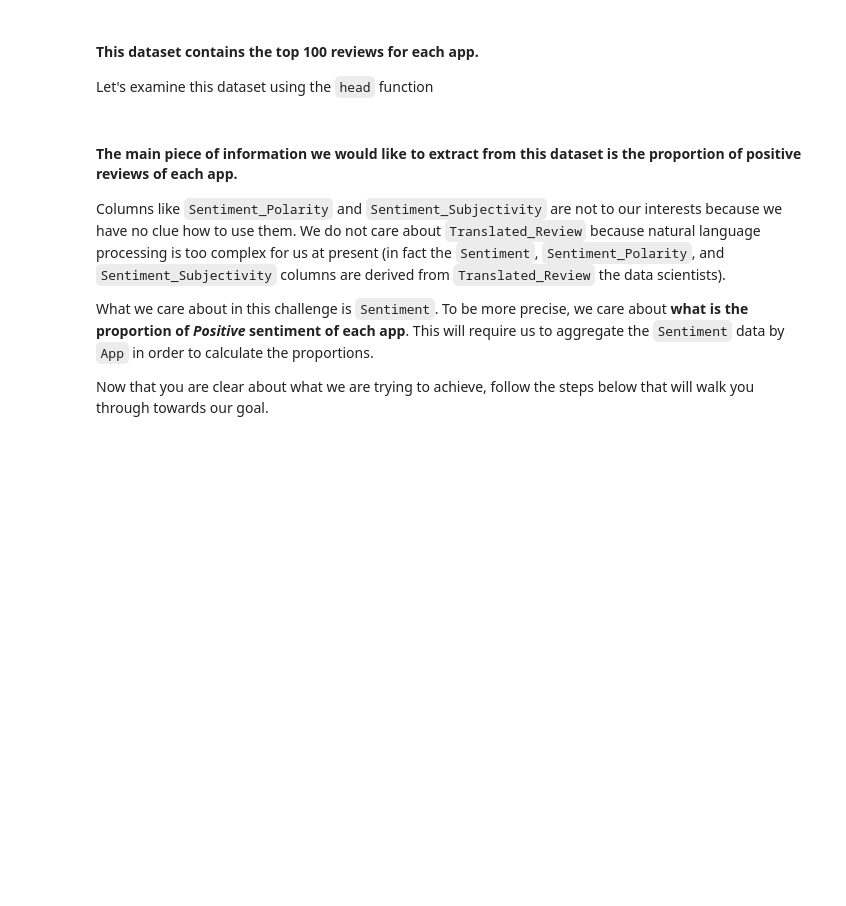
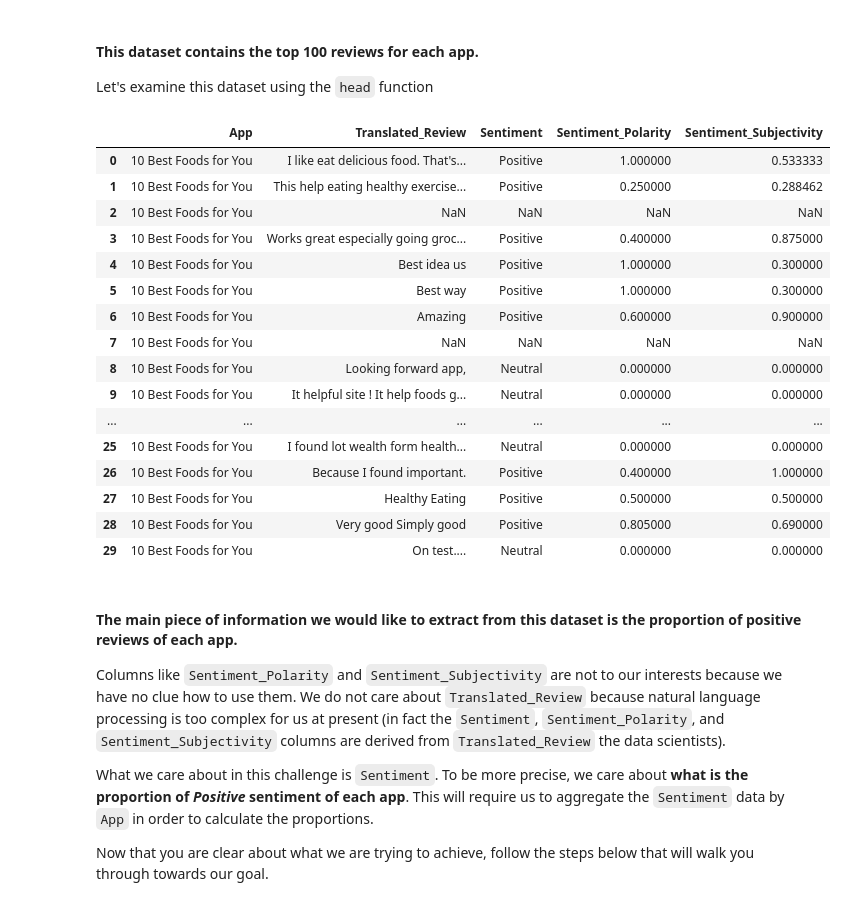
Before and after one commit to alfpml/datamad1019, a Jupyter notebook: module-3/lab-supervised-learning-feature-extraction/your-code/main.ipynb, the cells around one changed output. Drawn from its saved outputs; the diff is of its cells as text; code cells hidden in the pictures; blank space fills up the shorter version.

```diff
--- a/module-3/lab-supervised-learning-feature-extraction/your-code/main.ipynb
+++ b/module-3/lab-supervised-learning-feature-extraction/your-code/main.ipynb
@@ -330,6 +419,25 @@ google_review = pd.read_csv('../googleplaystore_user_reviews.csv')
 Let's examine this dataset using the `head` function
 # %%
 # Your code here
+google_review.head(30)
+# %% [output]
+|  | App | Translated_Review | Sentiment | Sentiment_Polarity | Sentiment_Subjectivity |
+| 0 | 10 Best Foods for You | I like eat delicious food. That's... | Positive | 1.000000 | 0.533333 |
+| 1 | 10 Best Foods for You | This help eating healthy exercise... | Positive | 0.250000 | 0.288462 |
+| 2 | 10 Best Foods for You | NaN | NaN | NaN | NaN |
+| 3 | 10 Best Foods for You | Works great especially going groc... | Positive | 0.400000 | 0.875000 |
+| 4 | 10 Best Foods for You | Best idea us | Positive | 1.000000 | 0.300000 |
+| 5 | 10 Best Foods for You | Best way | Positive | 1.000000 | 0.300000 |
+| 6 | 10 Best Foods for You | Amazing | Positive | 0.600000 | 0.900000 |
+| 7 | 10 Best Foods for You | NaN | NaN | NaN | NaN |
+| 8 | 10 Best Foods for You | Looking forward app, | Neutral | 0.000000 | 0.000000 |
+| 9 | 10 Best Foods for You | It helpful site ! It help foods g... | Neutral | 0.000000 | 0.000000 |
+| ... | ... | ... | ... | ... | ... |
+| 25 | 10 Best Foods for You | I found lot wealth form health... | Neutral | 0.000000 | 0.000000 |
+| 26 | 10 Best Foods for You | Because I found important. | Positive | 0.400000 | 1.000000 |
+| 27 | 10 Best Foods for You | Healthy Eating | Positive | 0.500000 | 0.500000 |
+| 28 | 10 Best Foods for You | Very good Simply good | Positive | 0.805000 | 0.690000 |
+| 29 | 10 Best Foods for You | On test.... | Neutral | 0.000000 | 0.000000 |
 # %% [markdown]
 #### The main piece of information we would like to extract from this dataset is the proportion of positive reviews of each app.
 
```
Also changed, not shown: parts of 27 cells of this notebook.
